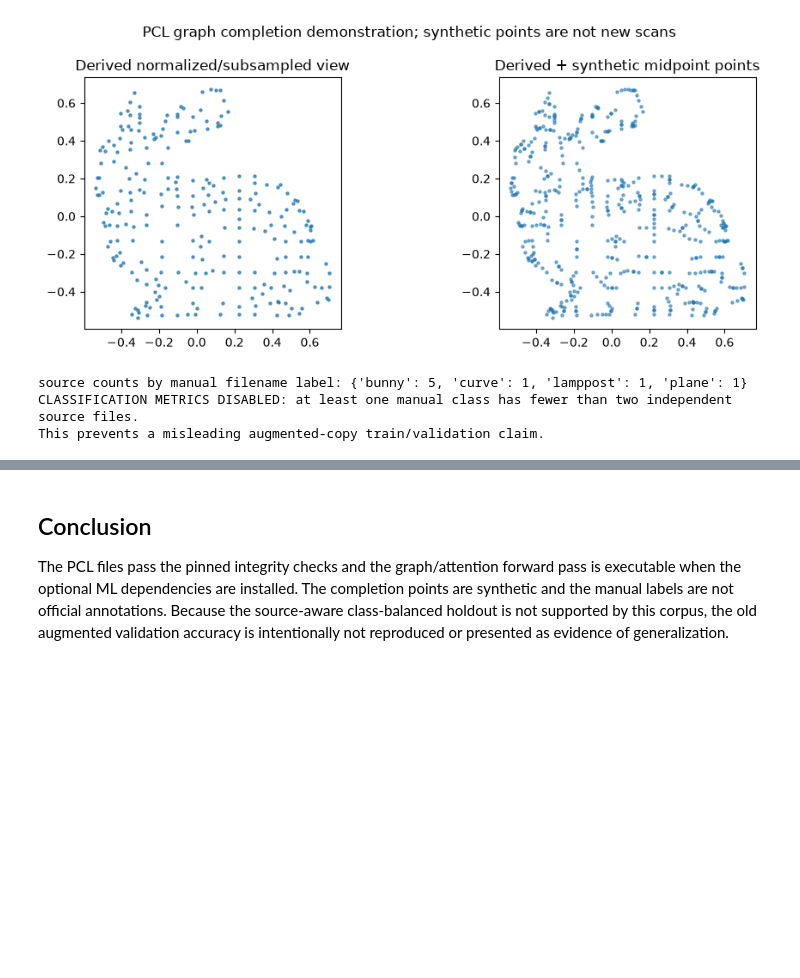
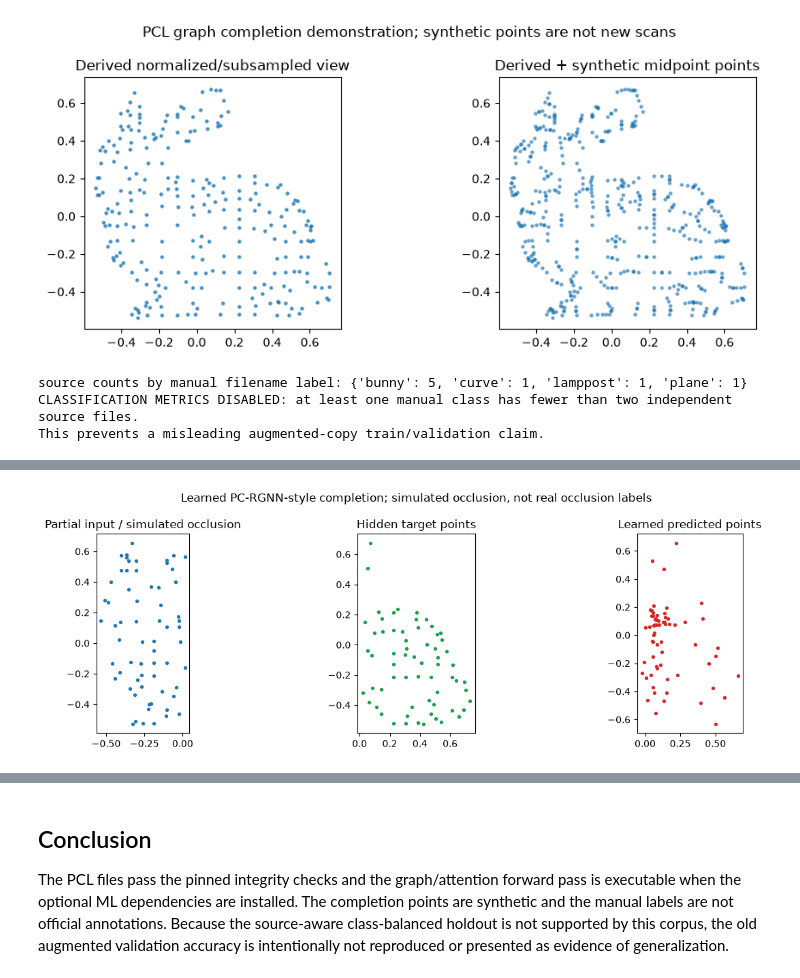
Before and after one commit to ALIAQIL/PCRGNN, a Jupyter notebook: pc_rgnn_pcl_integrity_demo.ipynb, the cells around one changed output, grey strips where cells are left out. Cells and saved outputs as stored; diff of their text form; code cells hidden in the pictures; blank space fills up the shorter version.

Commit message:
complete learned point completion and feature pipeline

```diff
--- a/pc_rgnn_pcl_integrity_demo.ipynb
+++ b/pc_rgnn_pcl_integrity_demo.ipynb
@@ -196,0 +201,99 @@ PyTorch/scipy encoder skipped: No module named 'torch'
+# %%
+if 'torch' in globals():
+    class BatchedEdgeAttentionBlock(nn.Module):
+        def __init__(self, channels):
+            super().__init__()
+            self.query = nn.Linear(channels, channels, bias=False)
+            self.key = nn.Linear(channels, channels, bias=False)
+            self.value = nn.Linear(channels, channels, bias=False)
+            self.out = nn.Linear(channels, channels)
+
+        def forward(self, x, neighbours):
+            batch, points, channels = x.shape
+            if neighbours.ndim == 2:
+                neighbours = neighbours[None].expand(batch, -1, -1)
+            gather = neighbours[..., None].expand(-1, -1, -1, channels)
+            expanded = x[:, :, None, :].expand(-1, -1, neighbours.shape[-1], -1)
+            keys = torch.gather(expanded, 1, gather)
+            values = keys
+            scores = (self.query(x)[:, :, None, :] * self.key(keys)).sum(-1) / channels**0.5
+            weights = scores.softmax(-1)
+            return x + self.out((weights[..., None] * self.value(values)).sum(2))
+
+    class LearnedPCRGNN(nn.Module):
+        def __init__(self, observed_points=64, missing_points=64, channels=32):
+            super().__init__()
+            self.missing_points = missing_points
+            self.input = nn.Linear(3, channels)
+            self.local = BatchedEdgeAttentionBlock(channels)
+            self.context = BatchedEdgeAttentionBlock(channels)
+            self.completion_head = nn.Sequential(nn.Linear(channels, 64), nn.ReLU(), nn.Linear(64, missing_points * 3))
+            self.completed_point_encoder = nn.Sequential(nn.Linear(3, channels), nn.ReLU(), nn.Linear(channels, channels))
+            self.feature_head = nn.Sequential(nn.Linear(channels * 2, 64), nn.ReLU(), nn.Linear(64, 64))
+
+        def forward(self, observed, local_idx, context_idx):
+            encoded = self.input(observed)
+            encoded = self.local(encoded, local_idx)
+            encoded = self.context(encoded, context_idx)
+            global_feature = encoded.mean(1)
+            predicted_missing = self.completion_head(global_feature).view(-1, self.missing_points, 3)
+            completed = torch.cat([observed, predicted_missing], dim=1)
+            completed_feature = self.completed_point_encoder(completed).mean(1)
+            feature = self.feature_head(torch.cat([global_feature, completed_feature], dim=1))
+            return predicted_missing, feature
+
+    def chamfer_distance(predicted, target):
+        distances = torch.cdist(predicted, target)
+        return distances.min(-1).values.mean() + distances.min(-2).values.mean()
+
+    def simulated_occlusion(points, total_points=128, observed_points=64, seed=0):
+        target = sample_fixed(normalize(points), n=total_points, seed=seed)
+        rng = np.random.default_rng(seed)
+        visibility_score = target[:, 0] + rng.normal(0, 0.01, total_points)
+        order = np.argsort(visibility_score)
+        return target[order[:observed_points]], target[order[observed_points:]]
+
+    observed_batch, missing_batch = zip(*(simulated_occlusion(row['points'], seed=i) for i, row in enumerate(records)))
+    observed_batch = np.stack(observed_batch).astype(np.float32)
+    missing_batch = np.stack(missing_batch).astype(np.float32)
+    local_batch = np.stack([knn_indices(points, 6) for points in observed_batch])
+    context_batch = np.stack([knn_indices(points, 12) for points in observed_batch])
+    observed_tensor = torch.tensor(observed_batch)
+    missing_tensor = torch.tensor(missing_batch)
+    local_tensor = torch.tensor(local_batch, dtype=torch.long)
+    context_tensor = torch.tensor(context_batch, dtype=torch.long)
+    learned_model = LearnedPCRGNN()
+    optimizer = torch.optim.Adam(learned_model.parameters(), lr=2e-3)
+    learned_model.train()
+    for step in range(40):
+        optimizer.zero_grad()
+        predicted_missing, learned_features = learned_model(observed_tensor, local_tensor, context_tensor)
+        loss = chamfer_distance(predicted_missing, missing_tensor)
+        loss.backward()
+        optimizer.step()
+        if step in (0, 39):
+            print(f'completion step {step + 1}/40 Chamfer loss={loss.item():.5f}')
+    learned_model.eval()
+    with torch.no_grad():
+        predicted_missing, learned_features = learned_model(observed_tensor, local_tensor, context_tensor)
+    final_loss = float(chamfer_distance(predicted_missing, missing_tensor).item())
+    assert np.isfinite(final_loss) and learned_features.shape == (len(records), 64)
+    print('learned completion output:', tuple(predicted_missing.shape), '| graph feature output:', tuple(learned_features.shape), '| final training Chamfer:', round(final_loss, 5))
+    example = 0
+    predicted_example = predicted_missing[example].detach().numpy()
+    fig, axes = plt.subplots(1, 3, figsize=(13, 4))
+    axes[0].scatter(observed_batch[example, :, 0], observed_batch[example, :, 1], s=8)
+    axes[0].set_title('Partial input / simulated occlusion')
+    axes[1].scatter(missing_batch[example, :, 0], missing_batch[example, :, 1], s=8, color='#16a34a')
+    axes[1].set_title('Hidden target points')
+    axes[2].scatter(predicted_example[:, 0], predicted_example[:, 1], s=8, color='#dc2626')
+    axes[2].set_title('Learned predicted points')
+    for axis in axes:
+        axis.set_aspect('equal')
+    fig.suptitle('Learned PC-RGNN-style completion; simulated occlusion, not real occlusion labels')
+    fig.tight_layout()
+    fig.savefig(ROOT / 'docs' / 'plots' / 'learned_completion.png', dpi=160)
+    plt.show()
+else:
+    print('Learned completion skipped: install PyTorch to train the end-to-end completion and feature path.')
+# %% [output]
@@ -196,0 +303 @@ PyTorch/scipy encoder skipped: No module named 'torch'
+[figure, added]
```
Also changed, not shown: parts of 4 cells of this notebook, 4 other files.
